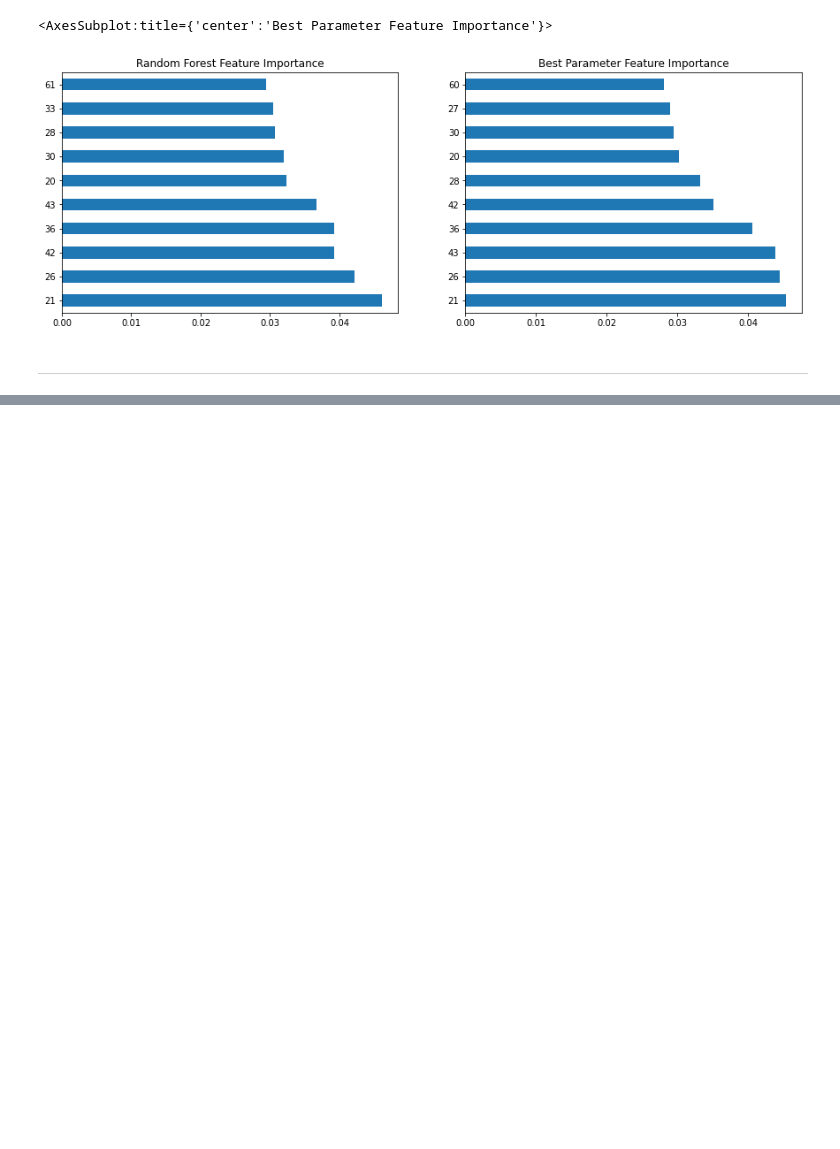
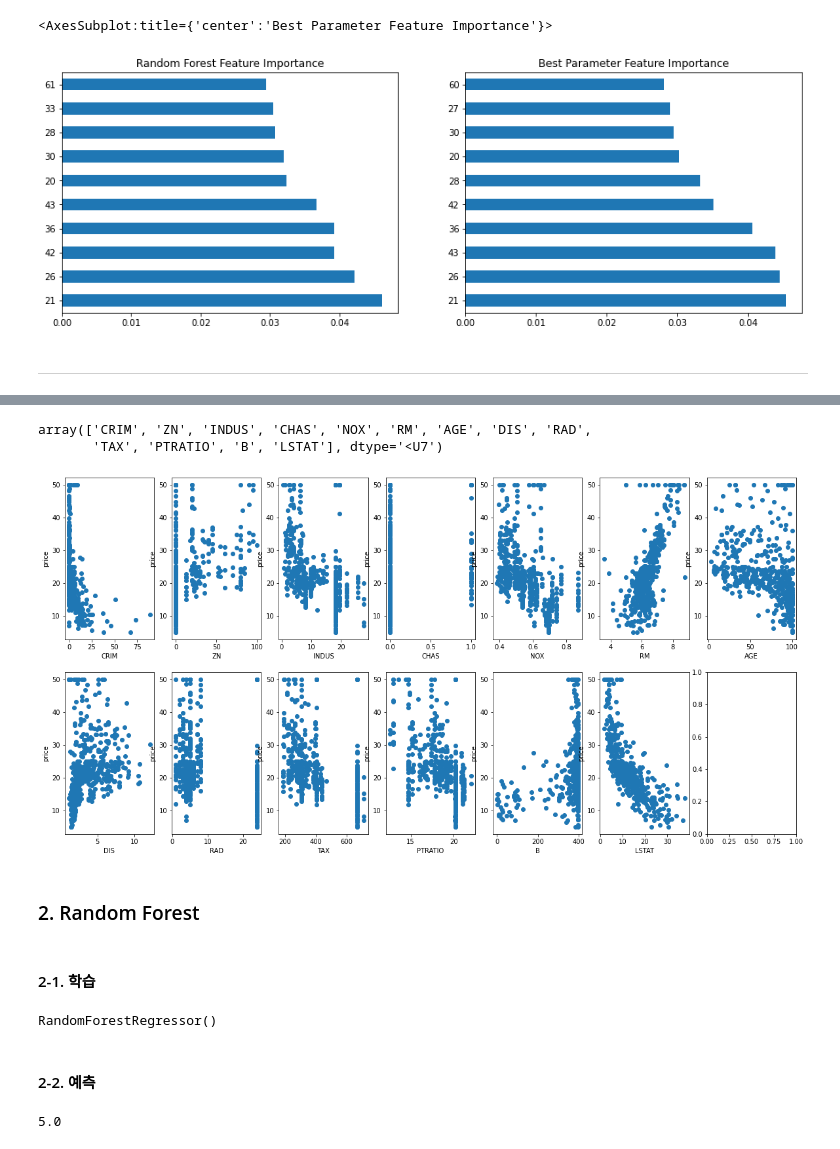
Before and after one commit to Junuux/Python_ML, a Jupyter notebook: Machine_Learning/Random_Forest.ipynb, the cells around one changed output, grey strips where cells are left out. Drawn from its saved outputs; the diff is of its cells as text; code cells hidden in the pictures; blank space fills up the shorter version.

```diff
--- a/Machine_Learning/Random_Forest.ipynb
+++ b/Machine_Learning/Random_Forest.ipynb
@@ -311,0 +322,6 @@ best_feature_importance.head(10).plot(kind="barh", ax=axes[1], title="Best Param
+# %%
+from sklearn.datasets import load_boston
+
+housing = load_boston()
+
+data, target = housing["data"], housing["target"]
@@ -311,0 +370,14 @@ best_feature_importance.head(10).plot(kind="barh", ax=axes[1], title="Best Param
+# %%
+housing.feature_names
+# %% [output]
+array(['CRIM', 'ZN', 'INDUS', 'CHAS', 'NOX', 'RM', 'AGE', 'DIS', 'RAD',
+       'TAX', 'PTRATIO', 'B', 'LSTAT'], dtype='<U7')
+# %%
+fig, axes = plt.subplots(nrows=2, ncols=7, figsize=(20, 10))
+for i, feature_name in enumerate(housing["feature_names"]):
+    ax = axes[i // 7, i % 7]
+    ax.scatter(data[:, i], target)
+    ax.set_xlabel(feature_name)
+    ax.set_ylabel("price")
+# %% [output]
+[figure, added]
@@ -311,0 +390,14 @@ best_feature_importance.head(10).plot(kind="barh", ax=axes[1], title="Best Param
+# %% [markdown]
+### 2. Random Forest
+# %% [markdown]
+#### 2-1. 학습
+# %%
+from sklearn.ensemble import RandomForestRegressor
+
+rf_regressor = RandomForestRegressor()
+
+rf_regressor.fit(train_data, train_target)
+# %% [output]
+RandomForestRegressor()
+# %% [markdown]
+#### 2-2. 예측
@@ -311,0 +407,4 @@ best_feature_importance.head(10).plot(kind="barh", ax=axes[1], title="Best Param
+# %%
+train_target.min()
+# %% [output]
+5.0
```
Also changed, not shown: parts of 34 cells of this notebook, 3 other files.
